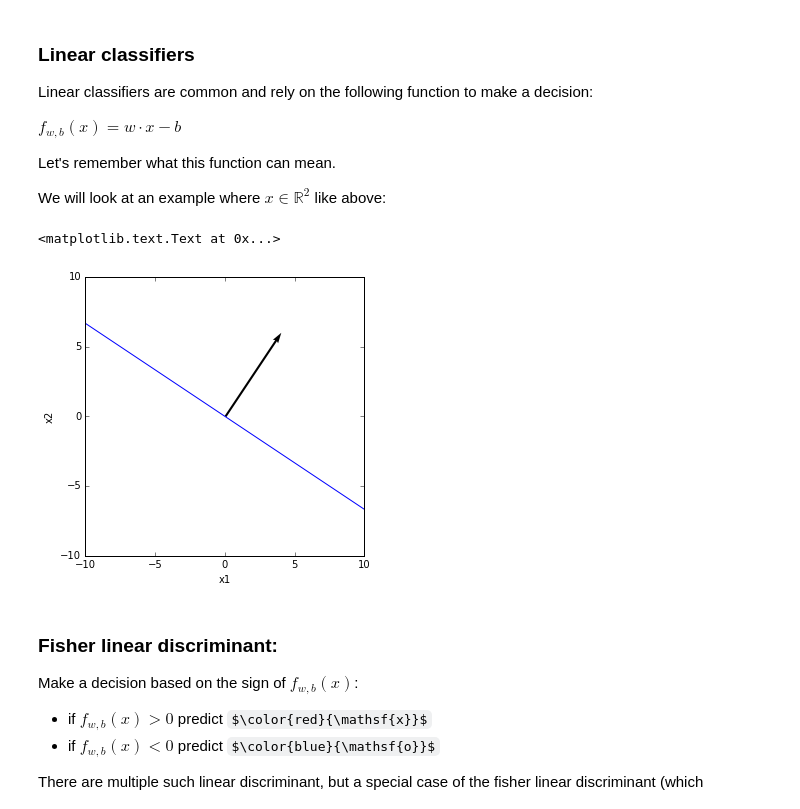
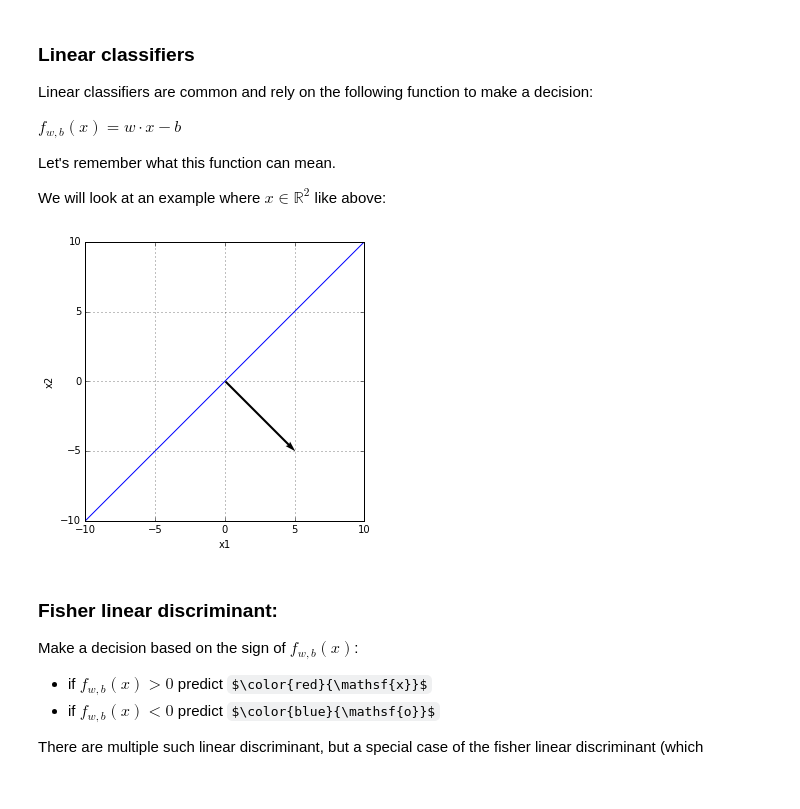
Before and after one commit to lwehbe/10606607_M20, a Jupyter notebook: 10606/Lecture_03.ipynb, the cells around one changed output. Saved outputs shown, nothing was run; the diff lists cells and outputs as text; code cells hidden in the pictures; some formulas as TeX source.

```diff
--- a/10606/Lecture_03.ipynb
+++ b/10606/Lecture_03.ipynb
@@ -114,21 +114,21 @@ We will look at an example where $x\in\mathbb{R}^2$ like above:
 # %%
 x1 = np.linspace(-10,10,1000)
 
-w = [4,6]
+w = [5,-5]
 b = 0
 
 x2_plot = (b - w[0]*x1)/w[1]
 
 plt.figure(figsize=(5,5))
 plt.plot(x1,x2_plot)
 origin = [0], [0]
 plt.quiver(*origin, w[0],w[1], color='k',angles='xy', scale_units='xy', scale=1)
 plt.axis([-10,10,-10,10],'equal')
 plt.xlabel('x1')
 plt.ylabel('x2')
+plt.grid()
 # %% [output]
-<matplotlib.text.Text at 0x...>
-[figure, old version]
+[figure, new version]
 # %%
 x1 = np.linspace(-10,10,1000)
 x2 = np.linspace(-10,10,1000)
```
Also changed, not shown: parts of 7 cells of this notebook, 1 other file.
